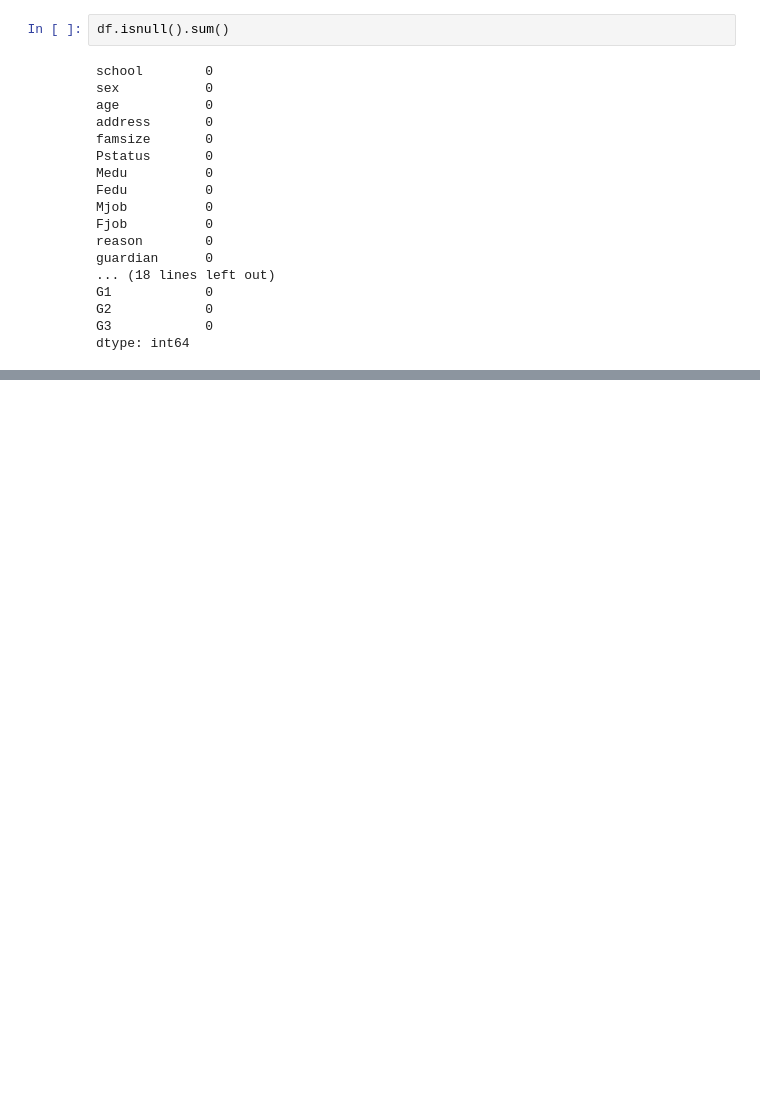
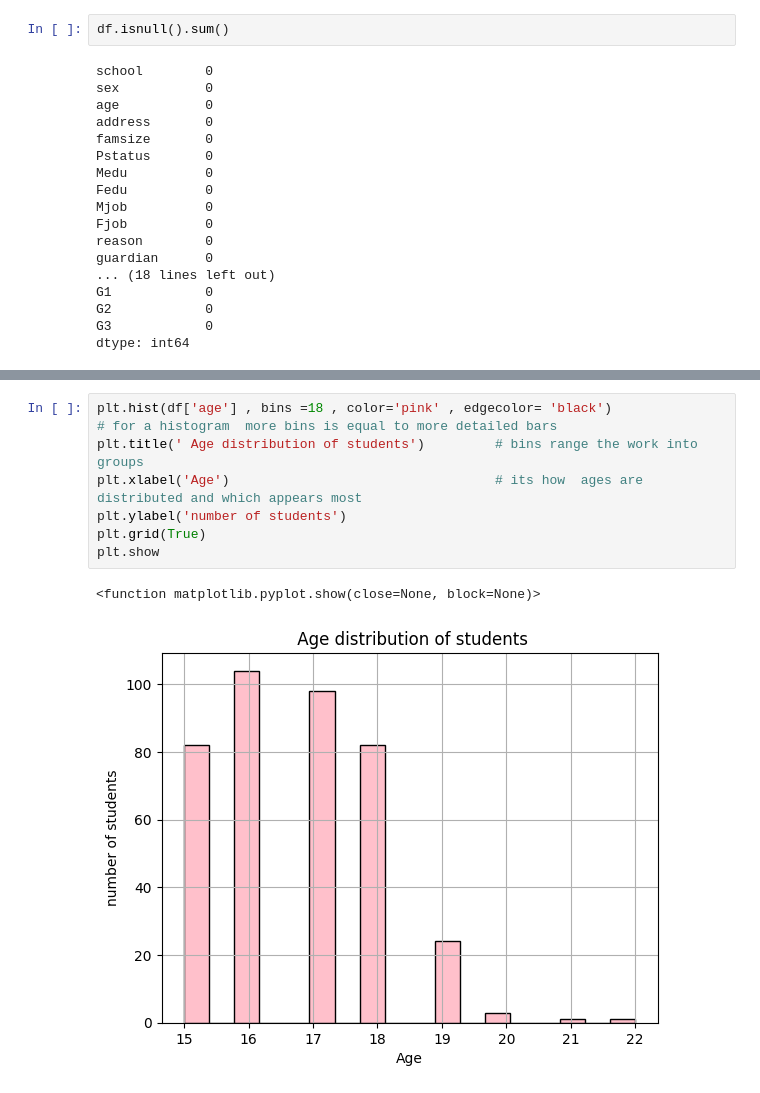
Before and after one commit to namukwayavanessa-hub/test-data-science, a Jupyter notebook: section 1.ipynb, the cells around one changed output, grey strips where cells are left out. Saved outputs shown, nothing was run; the diff lists cells and outputs as text; blank space fills up the shorter version.

```diff
--- a/section 1.ipynb
+++ b/section 1.ipynb
@@ -220,0 +284,10 @@ ValueError: Value of 'x' is not the name of a column in 'data_frame'. Expected o
+# %%
+plt.hist(df['age'] , bins =18 , color='pink' , edgecolor= 'black')                   # for a histogram  more bins is equal to more detailed bars
+plt.title(' Age distribution of students')         # bins range the work into groups
+plt.xlabel('Age')                                  # its how  ages are distributed and which appears most
+plt.ylabel('number of students')
+plt.grid(True)
+plt.show
+# %% [output]
+<function matplotlib.pyplot.show(close=None, block=None)>
+[figure, added]
```
Also changed, not shown: parts of 8 cells of this notebook.
